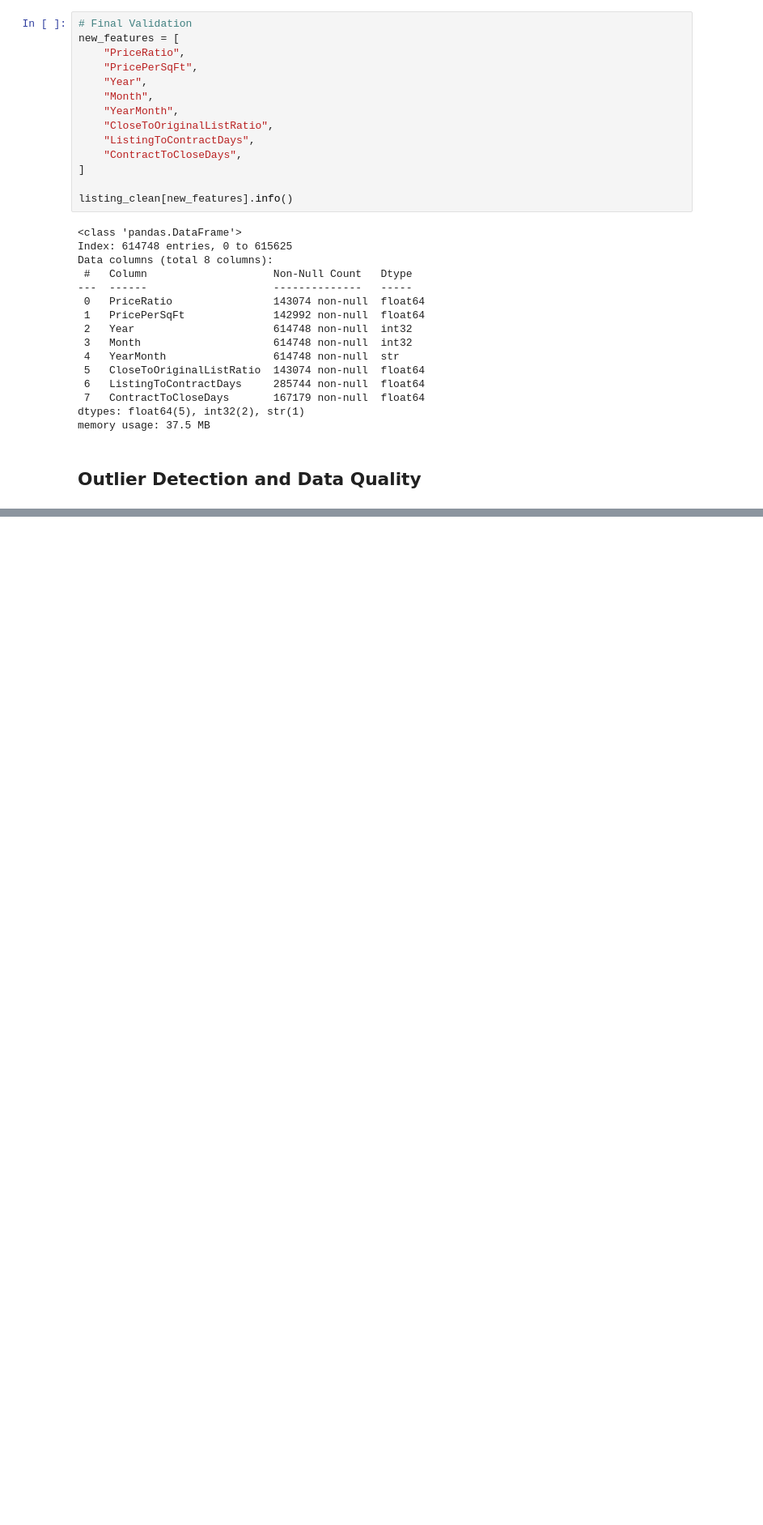
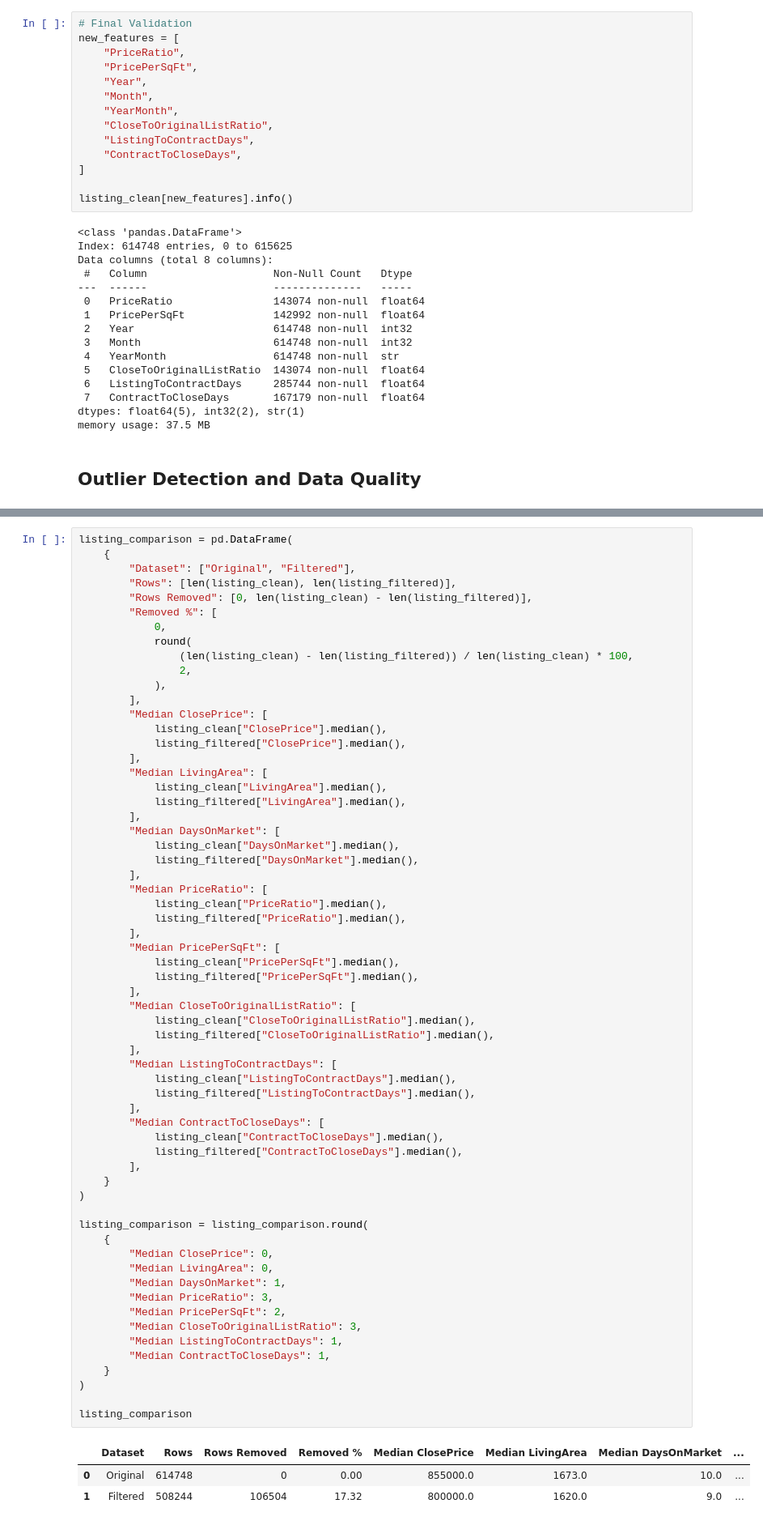
Before and after one commit to rsm-hstseng/IDXExchange-summer-da49, a Jupyter notebook: EDA.ipynb, the cells around one changed output, grey strips where cells are left out. Shown at 81% size. Drawn from its saved outputs; the diff is of its cells as text; blank space fills up the shorter version.

```diff
--- a/EDA.ipynb
+++ b/EDA.ipynb
@@ -2305,0 +2512,66 @@ memory usage: 37.5 MB
+# %%
+listing_comparison = pd.DataFrame(
+    {
+        "Dataset": ["Original", "Filtered"],
+        "Rows": [len(listing_clean), len(listing_filtered)],
+        "Rows Removed": [0, len(listing_clean) - len(listing_filtered)],
+        "Removed %": [
+            0,
+            round(
+                (len(listing_clean) - len(listing_filtered)) / len(listing_clean) * 100,
+                2,
+            ),
+        ],
+        "Median ClosePrice": [
+            listing_clean["ClosePrice"].median(),
+            listing_filtered["ClosePrice"].median(),
+        ],
+        "Median LivingArea": [
+            listing_clean["LivingArea"].median(),
+            listing_filtered["LivingArea"].median(),
+        ],
+        "Median DaysOnMarket": [
+            listing_clean["DaysOnMarket"].median(),
+            listing_filtered["DaysOnMarket"].median(),
+        ],
+        "Median PriceRatio": [
+            listing_clean["PriceRatio"].median(),
+            listing_filtered["PriceRatio"].median(),
+        ],
+        "Median PricePerSqFt": [
+            listing_clean["PricePerSqFt"].median(),
+            listing_filtered["PricePerSqFt"].median(),
+        ],
+        "Median CloseToOriginalListRatio": [
+            listing_clean["CloseToOriginalListRatio"].median(),
+            listing_filtered["CloseToOriginalListRatio"].median(),
+        ],
+        "Median ListingToContractDays": [
+            listing_clean["ListingToContractDays"].median(),
+            listing_filtered["ListingToContractDays"].median(),
+        ],
+        "Median ContractToCloseDays": [
+            listing_clean["ContractToCloseDays"].median(),
+            listing_filtered["ContractToCloseDays"].median(),
+        ],
+    }
+)
+
+listing_comparison = listing_comparison.round(
+    {
+        "Median ClosePrice": 0,
+        "Median LivingArea": 0,
+        "Median DaysOnMarket": 1,
+        "Median PriceRatio": 3,
+        "Median PricePerSqFt": 2,
+        "Median CloseToOriginalListRatio": 3,
+        "Median ListingToContractDays": 1,
+        "Median ContractToCloseDays": 1,
+    }
+)
+
+listing_comparison
+# %% [output]
+|  | Dataset | Rows | Rows Removed | Removed % | Median ClosePrice | Median LivingArea | Median DaysOnMarket | ... |
+| 0 | Original | 614748 | 0 | 0.00 | 855000.0 | 1673.0 | 10.0 | ... |
+| 1 | Filtered | 508244 | 106504 | 17.32 | 800000.0 | 1620.0 | 9.0 | ... |
```
Also changed, not shown: parts of 11 cells of this notebook.
